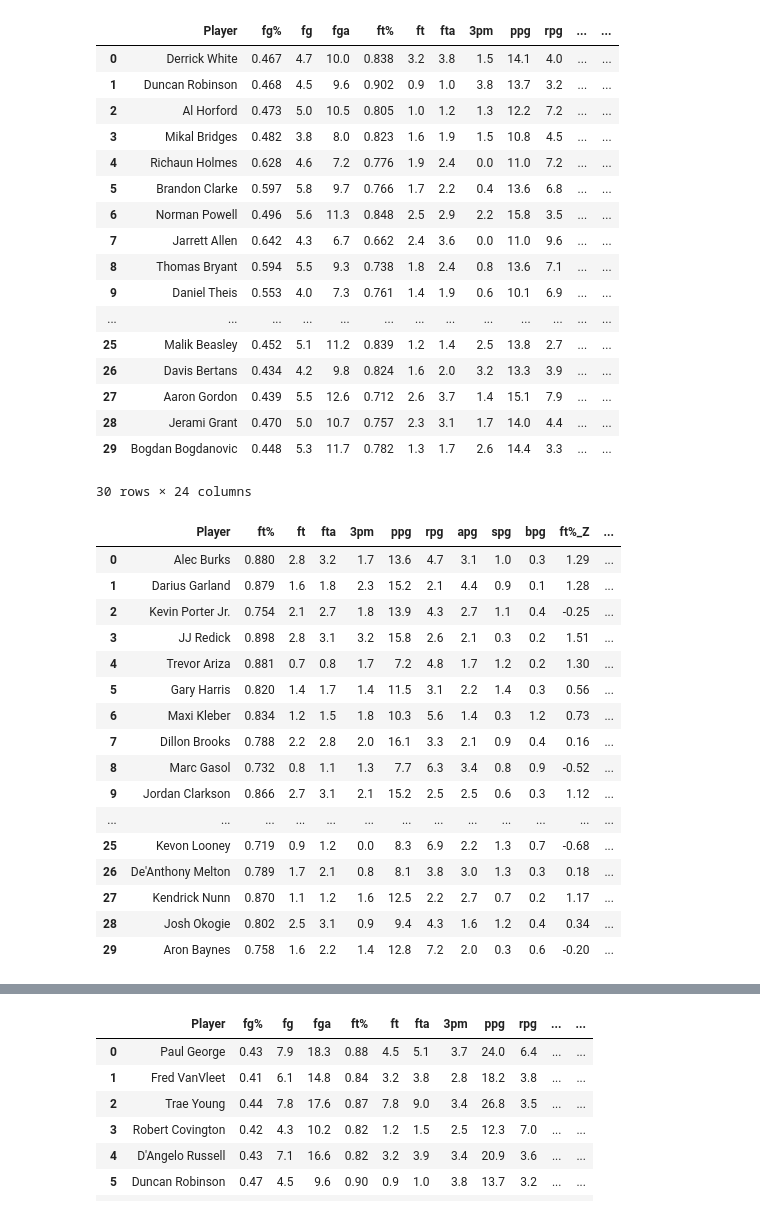
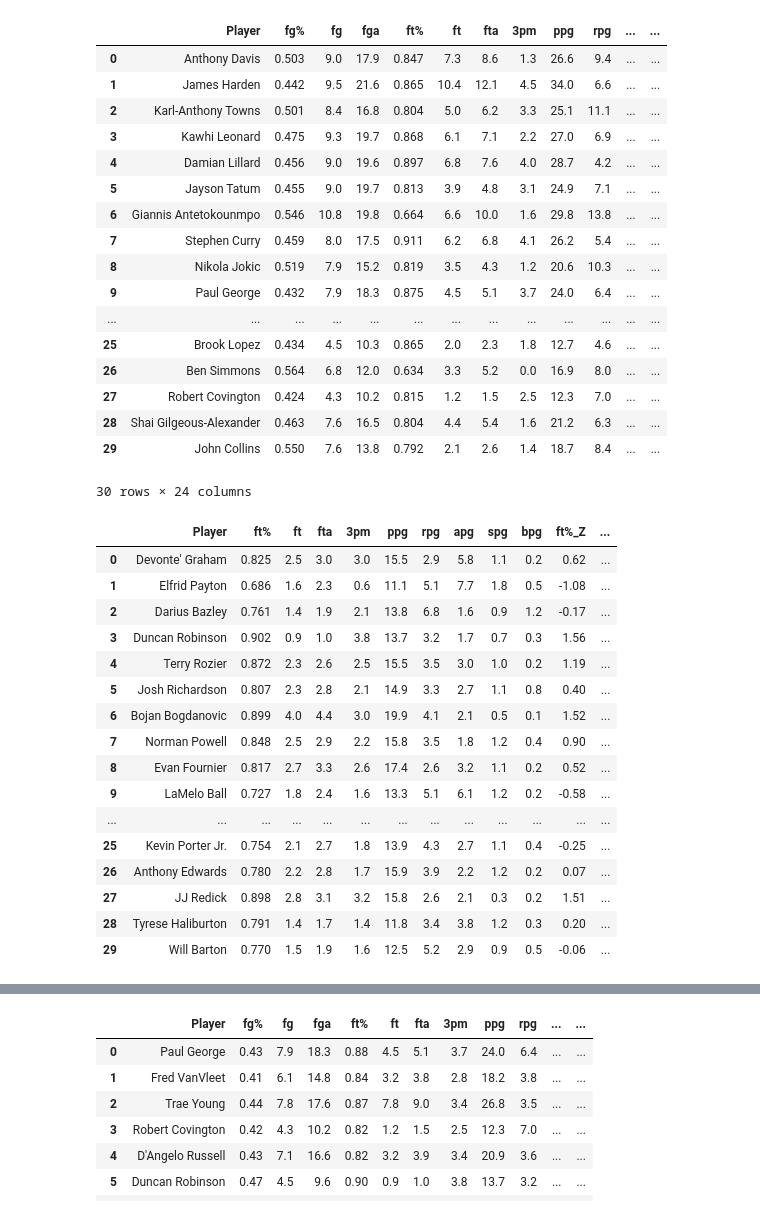
Before and after one commit to hahyunlee/Punt-Kings, a Jupyter notebook: notebooks/punting.ipynb, the cells around one changed output, grey strips where cells are left out. Drawn from its saved outputs; the diff is of its cells as text; code cells hidden in the pictures.

```diff
--- a/notebooks/punting.ipynb
+++ b/notebooks/punting.ipynb
@@ -11,7 +11,7 @@ final_avg_file = 'final_averages_jaylee.xlsx'
 hash_bball_file = 'hashtag_bball_projections.xlsx'
 # %%
 # SCRAPING DRAFT RESULTS
-id = 8075
+id = 2458971
 league_id = id
 # %%
 # METHODS
@@ -284,41 +340,41 @@ punt_none = punt_cats(df_300)
 find_best_available(df_250,league_id)
 # %% [output]
 |  | Player | fg% | fg | fga | ft% | ft | fta | 3pm | ppg | rpg | ... | ... |
-| 0 | Derrick White | 0.467 | 4.7 | 10.0 | 0.838 | 3.2 | 3.8 | 1.5 | 14.1 | 4.0 | ... | ... |
-| 1 | Duncan Robinson | 0.468 | 4.5 | 9.6 | 0.902 | 0.9 | 1.0 | 3.8 | 13.7 | 3.2 | ... | ... |
-| 2 | Al Horford | 0.473 | 5.0 | 10.5 | 0.805 | 1.0 | 1.2 | 1.3 | 12.2 | 7.2 | ... | ... |
-| 3 | Mikal Bridges | 0.482 | 3.8 | 8.0 | 0.823 | 1.6 | 1.9 | 1.5 | 10.8 | 4.5 | ... | ... |
-| 4 | Richaun Holmes | 0.628 | 4.6 | 7.2 | 0.776 | 1.9 | 2.4 | 0.0 | 11.0 | 7.2 | ... | ... |
-| 5 | Brandon Clarke | 0.597 | 5.8 | 9.7 | 0.766 | 1.7 | 2.2 | 0.4 | 13.6 | 6.8 | ... | ... |
-| 6 | Norman Powell | 0.496 | 5.6 | 11.3 | 0.848 | 2.5 | 2.9 | 2.2 | 15.8 | 3.5 | ... | ... |
-| 7 | Jarrett Allen | 0.642 | 4.3 | 6.7 | 0.662 | 2.4 | 3.6 | 0.0 | 11.0 | 9.6 | ... | ... |
-| 8 | Thomas Bryant | 0.594 | 5.5 | 9.3 | 0.738 | 1.8 | 2.4 | 0.8 | 13.6 | 7.1 | ... | ... |
-| 9 | Daniel Theis | 0.553 | 4.0 | 7.3 | 0.761 | 1.4 | 1.9 | 0.6 | 10.1 | 6.9 | ... | ... |
+| 0 | Anthony Davis | 0.503 | 9.0 | 17.9 | 0.847 | 7.3 | 8.6 | 1.3 | 26.6 | 9.4 | ... | ... |
+| 1 | James Harden | 0.442 | 9.5 | 21.6 | 0.865 | 10.4 | 12.1 | 4.5 | 34.0 | 6.6 | ... | ... |
+| 2 | Karl-Anthony Towns | 0.501 | 8.4 | 16.8 | 0.804 | 5.0 | 6.2 | 3.3 | 25.1 | 11.1 | ... | ... |
+| 3 | Kawhi Leonard | 0.475 | 9.3 | 19.7 | 0.868 | 6.1 | 7.1 | 2.2 | 27.0 | 6.9 | ... | ... |
+| 4 | Damian Lillard | 0.456 | 9.0 | 19.6 | 0.897 | 6.8 | 7.6 | 4.0 | 28.7 | 4.2 | ... | ... |
+| 5 | Jayson Tatum | 0.455 | 9.0 | 19.7 | 0.813 | 3.9 | 4.8 | 3.1 | 24.9 | 7.1 | ... | ... |
+| 6 | Giannis Antetokounmpo | 0.546 | 10.8 | 19.8 | 0.664 | 6.6 | 10.0 | 1.6 | 29.8 | 13.8 | ... | ... |
+| 7 | Stephen Curry | 0.459 | 8.0 | 17.5 | 0.911 | 6.2 | 6.8 | 4.1 | 26.2 | 5.4 | ... | ... |
+| 8 | Nikola Jokic | 0.519 | 7.9 | 15.2 | 0.819 | 3.5 | 4.3 | 1.2 | 20.6 | 10.3 | ... | ... |
+| 9 | Paul George | 0.432 | 7.9 | 18.3 | 0.875 | 4.5 | 5.1 | 3.7 | 24.0 | 6.4 | ... | ... |
 | ... | ... | ... | ... | ... | ... | ... | ... | ... | ... | ... | ... | ... |
-| 25 | Malik Beasley | 0.452 | 5.1 | 11.2 | 0.839 | 1.2 | 1.4 | 2.5 | 13.8 | 2.7 | ... | ... |
-| 26 | Davis Bertans | 0.434 | 4.2 | 9.8 | 0.824 | 1.6 | 2.0 | 3.2 | 13.3 | 3.9 | ... | ... |
-| 27 | Aaron Gordon | 0.439 | 5.5 | 12.6 | 0.712 | 2.6 | 3.7 | 1.4 | 15.1 | 7.9 | ... | ... |
-| 28 | Jerami Grant | 0.470 | 5.0 | 10.7 | 0.757 | 2.3 | 3.1 | 1.7 | 14.0 | 4.4 | ... | ... |
-| 29 | Bogdan Bogdanovic | 0.448 | 5.3 | 11.7 | 0.782 | 1.3 | 1.7 | 2.6 | 14.4 | 3.3 | ... | ... |
+| 25 | Brook Lopez | 0.434 | 4.5 | 10.3 | 0.865 | 2.0 | 2.3 | 1.8 | 12.7 | 4.6 | ... | ... |
+| 26 | Ben Simmons | 0.564 | 6.8 | 12.0 | 0.634 | 3.3 | 5.2 | 0.0 | 16.9 | 8.0 | ... | ... |
+| 27 | Robert Covington | 0.424 | 4.3 | 10.2 | 0.815 | 1.2 | 1.5 | 2.5 | 12.3 | 7.0 | ... | ... |
+| 28 | Shai Gilgeous-Alexander | 0.463 | 7.6 | 16.5 | 0.804 | 4.4 | 5.4 | 1.6 | 21.2 | 6.3 | ... | ... |
+| 29 | John Collins | 0.550 | 7.6 | 13.8 | 0.792 | 2.1 | 2.6 | 1.4 | 18.7 | 8.4 | ... | ... |
 30 rows × 24 columns
 # %%
-find_best_available(punt_to_fg,league_id)
+find_best_available(punt_to_fgsign,league_id)
 # %% [output]
 |  | Player | ft% | ft | fta | 3pm | ppg | rpg | apg | spg | bpg | ft%_Z | ... |
-| 0 | Alec Burks | 0.880 | 2.8 | 3.2 | 1.7 | 13.6 | 4.7 | 3.1 | 1.0 | 0.3 | 1.29 | ... |
-| 1 | Darius Garland | 0.879 | 1.6 | 1.8 | 2.3 | 15.2 | 2.1 | 4.4 | 0.9 | 0.1 | 1.28 | ... |
-| 2 | Kevin Porter Jr. | 0.754 | 2.1 | 2.7 | 1.8 | 13.9 | 4.3 | 2.7 | 1.1 | 0.4 | -0.25 | ... |
-| 3 | JJ Redick | 0.898 | 2.8 | 3.1 | 3.2 | 15.8 | 2.6 | 2.1 | 0.3 | 0.2 | 1.51 | ... |
-| 4 | Trevor Ariza | 0.881 | 0.7 | 0.8 | 1.7 | 7.2 | 4.8 | 1.7 | 1.2 | 0.2 | 1.30 | ... |
-| 5 | Gary Harris | 0.820 | 1.4 | 1.7 | 1.4 | 11.5 | 3.1 | 2.2 | 1.4 | 0.3 | 0.56 | ... |
-| 6 | Maxi Kleber | 0.834 | 1.2 | 1.5 | 1.8 | 10.3 | 5.6 | 1.4 | 0.3 | 1.2 | 0.73 | ... |
-| 7 | Dillon Brooks | 0.788 | 2.2 | 2.8 | 2.0 | 16.1 | 3.3 | 2.1 | 0.9 | 0.4 | 0.16 | ... |
-| 8 | Marc Gasol | 0.732 | 0.8 | 1.1 | 1.3 | 7.7 | 6.3 | 3.4 | 0.8 | 0.9 | -0.52 | ... |
-| 9 | Jordan Clarkson | 0.866 | 2.7 | 3.1 | 2.1 | 15.2 | 2.5 | 2.5 | 0.6 | 0.3 | 1.12 | ... |
+| 0 | Devonte' Graham | 0.825 | 2.5 | 3.0 | 3.0 | 15.5 | 2.9 | 5.8 | 1.1 | 0.2 | 0.62 | ... |
+| 1 | Elfrid Payton | 0.686 | 1.6 | 2.3 | 0.6 | 11.1 | 5.1 | 7.7 | 1.8 | 0.5 | -1.08 | ... |
+| 2 | Darius Bazley | 0.761 | 1.4 | 1.9 | 2.1 | 13.8 | 6.8 | 1.6 | 0.9 | 1.2 | -0.17 | ... |
+| 3 | Duncan Robinson | 0.902 | 0.9 | 1.0 | 3.8 | 13.7 | 3.2 | 1.7 | 0.7 | 0.3 | 1.56 | ... |
+| 4 | Terry Rozier | 0.872 | 2.3 | 2.6 | 2.5 | 15.5 | 3.5 | 3.0 | 1.0 | 0.2 | 1.19 | ... |
+| 5 | Josh Richardson | 0.807 | 2.3 | 2.8 | 2.1 | 14.9 | 3.3 | 2.7 | 1.1 | 0.8 | 0.40 | ... |
+| 6 | Bojan Bogdanovic | 0.899 | 4.0 | 4.4 | 3.0 | 19.9 | 4.1 | 2.1 | 0.5 | 0.1 | 1.52 | ... |
+| 7 | Norman Powell | 0.848 | 2.5 | 2.9 | 2.2 | 15.8 | 3.5 | 1.8 | 1.2 | 0.4 | 0.90 | ... |
+| 8 | Evan Fournier | 0.817 | 2.7 | 3.3 | 2.6 | 17.4 | 2.6 | 3.2 | 1.1 | 0.2 | 0.52 | ... |
+| 9 | LaMelo Ball | 0.727 | 1.8 | 2.4 | 1.6 | 13.3 | 5.1 | 6.1 | 1.2 | 0.2 | -0.58 | ... |
 | ... | ... | ... | ... | ... | ... | ... | ... | ... | ... | ... | ... | ... |
-| 25 | Kevon Looney | 0.719 | 0.9 | 1.2 | 0.0 | 8.3 | 6.9 | 2.2 | 1.3 | 0.7 | -0.68 | ... |
-| 26 | De'Anthony Melton | 0.789 | 1.7 | 2.1 | 0.8 | 8.1 | 3.8 | 3.0 | 1.3 | 0.3 | 0.18 | ... |
-| 27 | Kendrick Nunn | 0.870 | 1.1 | 1.2 | 1.6 | 12.5 | 2.2 | 2.7 | 0.7 | 0.2 | 1.17 | ... |
-| 28 | Josh Okogie | 0.802 | 2.5 | 3.1 | 0.9 | 9.4 | 4.3 | 1.6 | 1.2 | 0.4 | 0.34 | ... |
-| 29 | Aron Baynes | 0.758 | 1.6 | 2.2 | 1.4 | 12.8 | 7.2 | 2.0 | 0.3 | 0.6 | -0.20 | ... |
+| 25 | Kevin Porter Jr. | 0.754 | 2.1 | 2.7 | 1.8 | 13.9 | 4.3 | 2.7 | 1.1 | 0.4 | -0.25 | ... |
+| 26 | Anthony Edwards | 0.780 | 2.2 | 2.8 | 1.7 | 15.9 | 3.9 | 2.2 | 1.2 | 0.2 | 0.07 | ... |
+| 27 | JJ Redick | 0.898 | 2.8 | 3.1 | 3.2 | 15.8 | 2.6 | 2.1 | 0.3 | 0.2 | 1.51 | ... |
+| 28 | Tyrese Haliburton | 0.791 | 1.4 | 1.7 | 1.4 | 11.8 | 3.4 | 3.8 | 1.2 | 0.3 | 0.20 | ... |
+| 29 | Will Barton | 0.770 | 1.5 | 1.9 | 1.6 | 12.5 | 5.2 | 2.9 | 0.9 | 0.5 | -0.06 | ... |
 # %%
```
Also changed, not shown: parts of 14 cells of this notebook, 26 other files.
